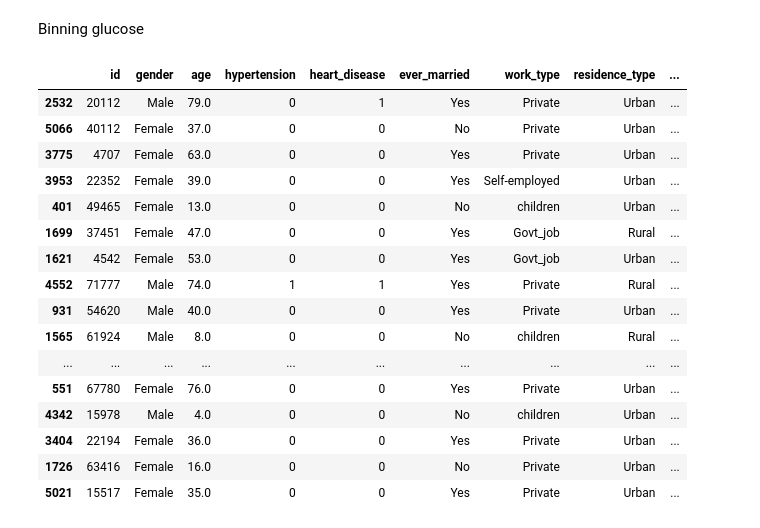
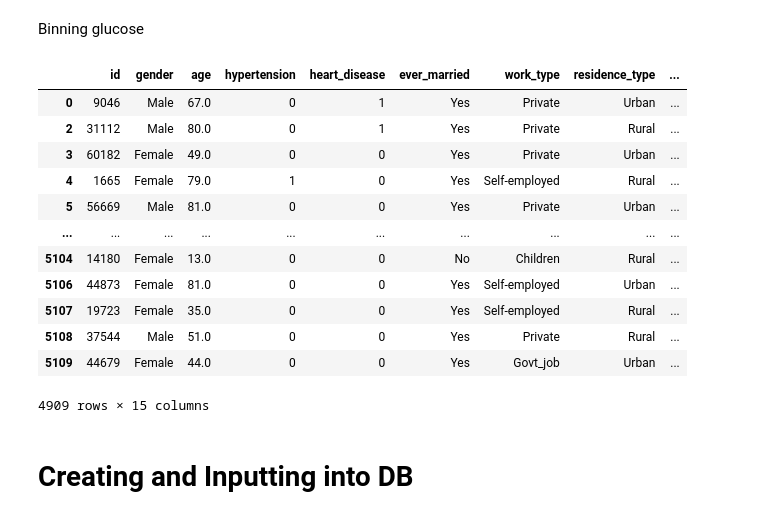
Before and after one commit to Hamid-0/CSI4142_DataStaging, a Jupyter notebook: Data Staging.ipynb, the cells around one changed output. Saved outputs shown, nothing was run; the diff lists cells and outputs as text; code cells hidden in the pictures.

```diff
--- a/Data Staging.ipynb
+++ b/Data Staging.ipynb
@@ -68,7 +69,7 @@ dtype: int64
 # %% [markdown]
 Dropping missing BMI values
 # %%
-df.dropna()
+df = df.dropna()
 # %% [markdown]
 ## Start Binning Data
 # %% [markdown]
@@ -82,2 +79,2 @@ sample_df['age_group'] = 0
 # %%
-sample_df['age_group'] = pd.cut(sample_df['age'],bins=sample_age_bins, labels= ['0-9','10-19','20-29','30-39','40-49','50-59','60-69','70-79','80-89','90-100'] )
+df['age_group'] = pd.cut(df['age'], bins=[0,10,20,30,40,50,60,70,80,90,100], right=False, labels= ['0-9','10-19','20-29','30-39','40-49','50-59','60-69','70-79','80-89','90+'])
@@ -90,6 +89,6 @@ sample_df['bmi_category'] = 0
 # %%
-sample_df['bmi_category'] = pd.cut(sample_df['bmi'],bins=[0,18.5,25,30,40,100], right=False, labels= ['Underweight','Normal weight', 'Obese class I', 'Obese class II', 'Morbidly obese'])
+df['bmi_category'] = pd.cut(df['bmi'],bins=[0,18.5,25,30,40,100], right=False, labels= ['Underweight','Normal weight', 'Obese class I', 'Obese class II', 'Morbidly obese'])
 # %% [markdown]
 Binning glucose
 # %%
-sample_df['glucose_range'] = pd.cut(sample_df['avg_glucose_level'],bins=[0,200,500], right=False, labels= ['Non-diabetic','Diabetic'])
+df['glucose_range'] = pd.cut(df['avg_glucose_level'],bins=[0,200,500], right=False, labels= ['Non-diabetic','Diabetic'])
@@ -98,20 +95,16 @@ sample_df = sample_df.drop('bmi_level', axis='columns')
-# %%
-sample_df
-# %% [output]
-|  | id | gender | age | hypertension | heart_disease | ever_married | work_type | residence_type | ... |
-| 2532 | 20112 | Male | 79.0 | 0 | 1 | Yes | Private | Urban | ... |
-| 5066 | 40112 | Female | 37.0 | 0 | 0 | No | Private | Urban | ... |
-| 3775 | 4707 | Female | 63.0 | 0 | 0 | Yes | Private | Urban | ... |
-| 3953 | 22352 | Female | 39.0 | 0 | 0 | Yes | Self-employed | Urban | ... |
-| 401 | 49465 | Female | 13.0 | 0 | 0 | No | children | Urban | ... |
-| 1699 | 37451 | Female | 47.0 | 0 | 0 | Yes | Govt_job | Rural | ... |
-| 1621 | 4542 | Female | 53.0 | 0 | 0 | Yes | Govt_job | Urban | ... |
-| 4552 | 71777 | Male | 74.0 | 1 | 1 | Yes | Private | Rural | ... |
-| 931 | 54620 | Male | 40.0 | 0 | 0 | Yes | Private | Urban | ... |
-| 1565 | 61924 | Male | 8.0 | 0 | 0 | No | children | Rural | ... |
-| ... | ... | ... | ... | ... | ... | ... | ... | ... | ... |
-| 551 | 67780 | Female | 76.0 | 0 | 0 | Yes | Private | Urban | ... |
-| 4342 | 15978 | Male | 4.0 | 0 | 0 | No | children | Urban | ... |
-| 3404 | 22194 | Female | 36.0 | 0 | 0 | Yes | Private | Urban | ... |
-| 1726 | 63416 | Female | 16.0 | 0 | 0 | No | Private | Urban | ... |
-| 5021 | 15517 | Female | 35.0 | 0 | 0 | Yes | Private | Urban | ... |
+# %%
+df
+# %% [output]
+|  | id | gender | age | hypertension | heart_disease | ever_married | work_type | residence_type | ... |
+| 0 | 9046 | Male | 67.0 | 0 | 1 | Yes | Private | Urban | ... |
+| 2 | 31112 | Male | 80.0 | 0 | 1 | Yes | Private | Rural | ... |
+| 3 | 60182 | Female | 49.0 | 0 | 0 | Yes | Private | Urban | ... |
+| 4 | 1665 | Female | 79.0 | 1 | 0 | Yes | Self-employed | Rural | ... |
+| 5 | 56669 | Male | 81.0 | 0 | 0 | Yes | Private | Urban | ... |
+| ... | ... | ... | ... | ... | ... | ... | ... | ... | ... |
+| 5104 | 14180 | Female | 13.0 | 0 | 0 | No | Children | Rural | ... |
+| 5106 | 44873 | Female | 81.0 | 0 | 0 | Yes | Self-employed | Urban | ... |
+| 5107 | 19723 | Female | 35.0 | 0 | 0 | Yes | Self-employed | Rural | ... |
+| 5108 | 37544 | Male | 51.0 | 0 | 0 | Yes | Private | Rural | ... |
+| 5109 | 44679 | Female | 44.0 | 0 | 0 | Yes | Govt_job | Urban | ... |
+4909 rows × 15 columns
@@ -117,0 +128,2 @@ sample_df
+# %% [markdown]
+# Creating and Inputting into DB
```
Also changed, not shown: parts of 13 cells of this notebook, 2 other files.
